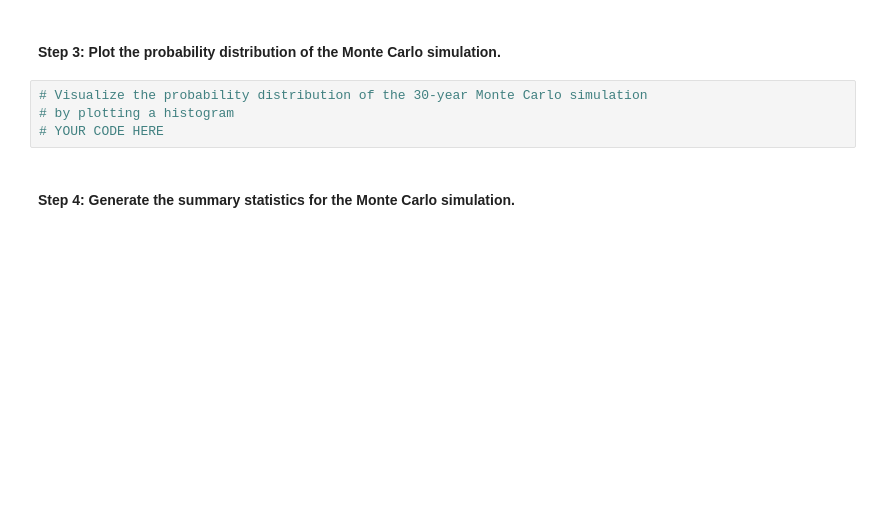
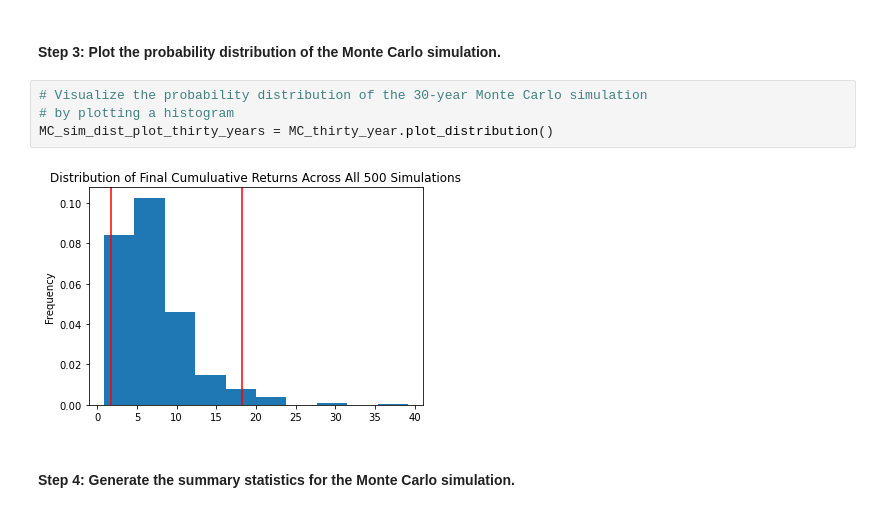
Before and after one commit to AlexanderValenzuela/financial_planning, a Jupyter notebook: financial_planning_tools.ipynb, the cells around one changed output. Drawn from its saved outputs; the diff is of its cells as text; blank space fills up the shorter version.

```diff
--- a/financial_planning_tools.ipynb
+++ b/financial_planning_tools.ipynb
@@ -481,7 +581,9 @@ In this section, you’ll use the MCForecastTools library to create a Monte Carl
 # %%
 # Visualize the probability distribution of the 30-year Monte Carlo simulation
 # by plotting a histogram
-# YOUR CODE HERE
+MC_sim_dist_plot_thirty_years = MC_thirty_year.plot_distribution()
+# %% [output]
+[figure, added]
 # %% [markdown]
 #### Step 4: Generate the summary statistics for the Monte Carlo simulation.
 # %%
```
Also changed, not shown: parts of 39 cells of this notebook.
